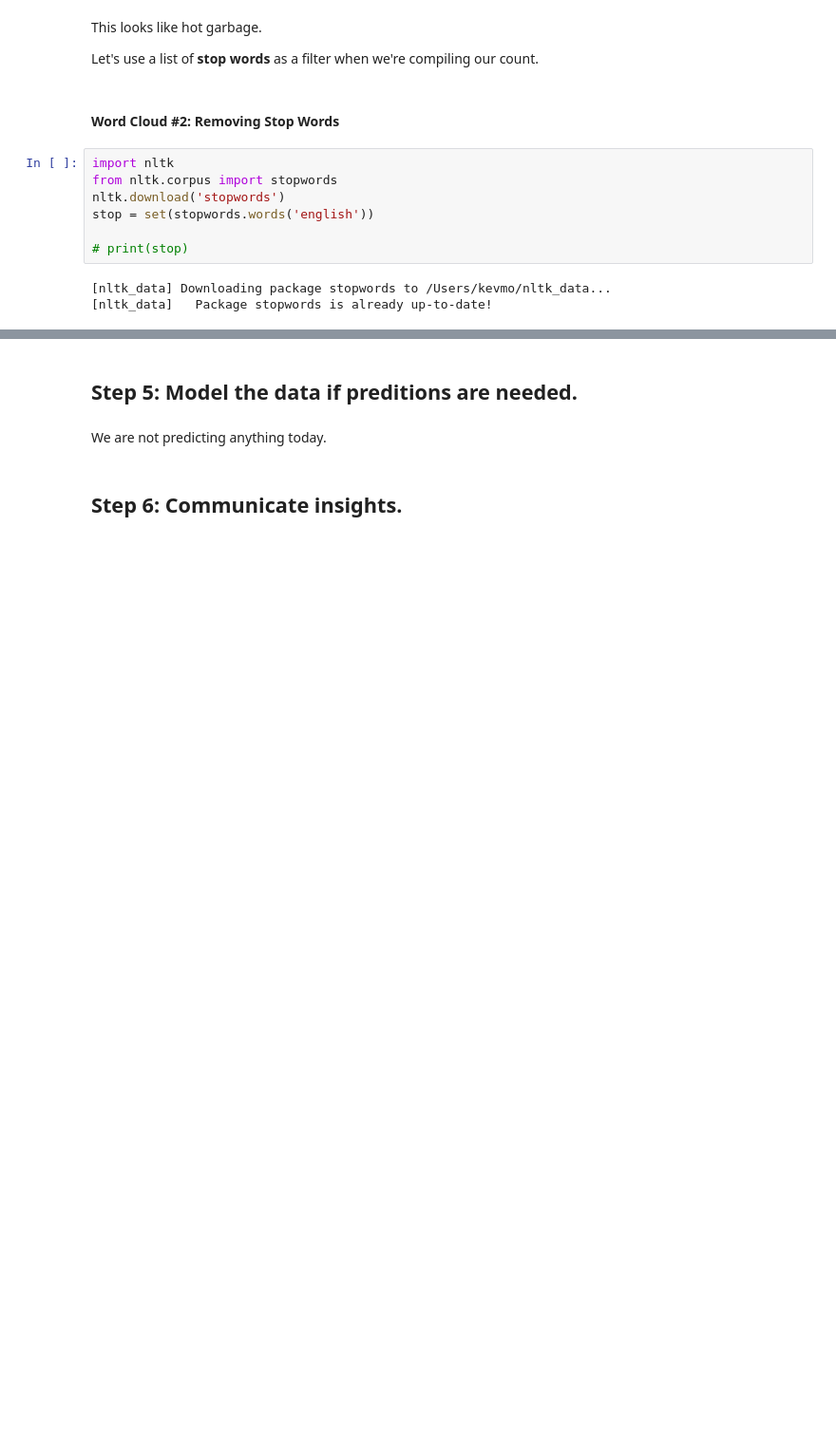
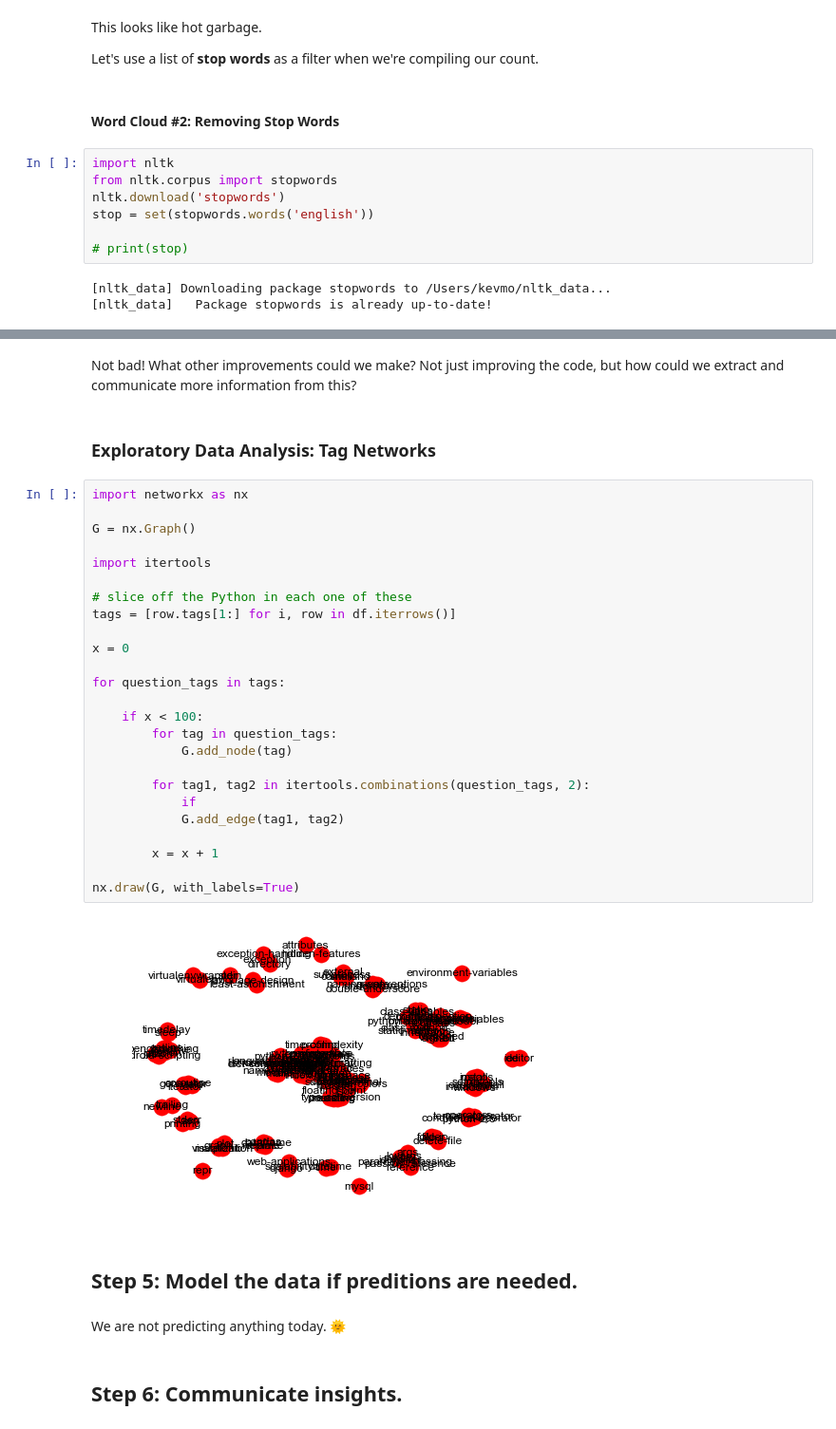
Before and after one commit to kevmo/PYTN, a Jupyter notebook: nbs/PYTN.ipynb, the cells around one changed output, grey strips where cells are left out. Shown at 95% size. Cells and saved outputs as stored; diff of their text form; blank space fills up the shorter version.

Commit message:
Tag network needs work, but basically done.

```diff
--- a/nbs/PYTN.ipynb
+++ b/nbs/PYTN.ipynb
@@ -292,7 +392,38 @@ stop = set(stopwords.words('english'))
+# %% [markdown]
+Not bad!  What other improvements could we make?  Not just improving the code, but how could we extract and communicate more information from this?
+# %% [markdown]
+### Exploratory Data Analysis: Tag Networks
+# %%
+import networkx as nx
+
+G = nx.Graph()
+
+import itertools
+
+# slice off the Python in each one of these
+tags = [row.tags[1:] for i, row in df.iterrows()]
+
+x = 0
+
+for question_tags in tags:
+
+    if x < 100:
+        for tag in question_tags:
+            G.add_node(tag)
+
+        for tag1, tag2 in itertools.combinations(question_tags, 2):
+            if
+            G.add_edge(tag1, tag2)
+
+        x = x + 1
+
+nx.draw(G, with_labels=True)
+# %% [output]
+[figure, added]
 # %% [markdown]
 ## Step 5: Model the data if preditions are needed.
 # %% [markdown]
-We are not predicting anything today.
+We are not predicting anything today. 🌞
 # %% [markdown]
 ## Step 6: Communicate insights.
 # %% [markdown]
```
Also changed, not shown: parts of 20 cells of this notebook.
